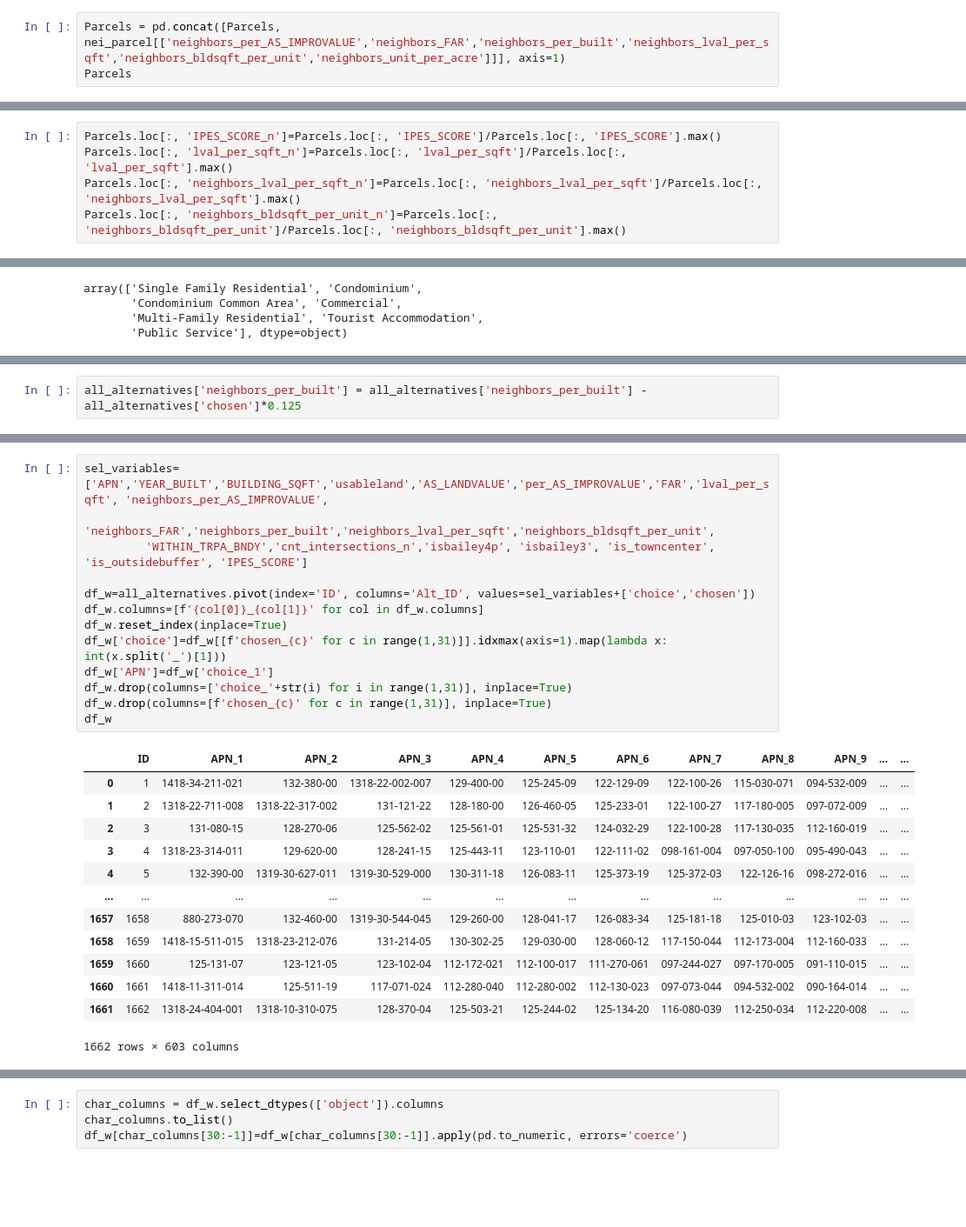
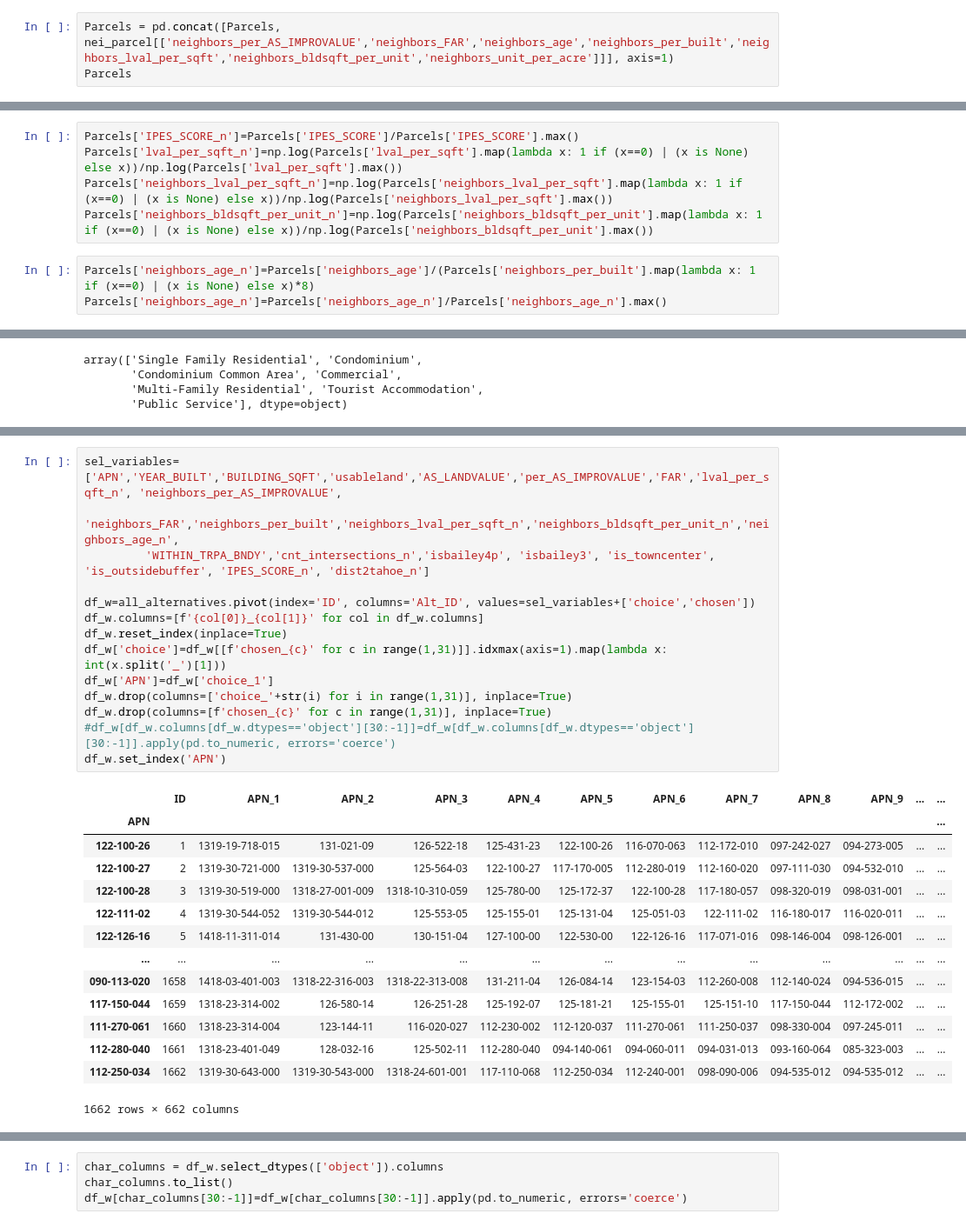
Before and after one commit to ManhanGroup/OLAF-TRPA, a Jupyter notebook: SupplyModelEstimationV1.ipynb, the cells around one changed output, grey strips where cells are left out. Shown at 87% size. Cells and saved outputs as stored; diff of their text form; blank space fills up the shorter version.

Commit message:
log lval and other modification of features

```diff
--- a/SupplyModelEstimationV1.ipynb
+++ b/SupplyModelEstimationV1.ipynb
@@ -394,7 +424,7 @@ nei_parcel['neighbors_lval_per_sqft']=nei_parcel['neighbors_AS_LANDVALUE']/nei_p
 nei_parcel['neighbors_bldsqft_per_unit']=nei_parcel['neighbors_BUILDING_SQFT']/nei_parcel['neighbors_totalunits'].map(lambda x: x if x>0 else 1)
 nei_parcel['neighbors_unit_per_acre']=nei_parcel['neighbors_totalunits']*43560.0/nei_parcel['neighbors_PARCEL_SQFT'].map(lambda x: x if x>0 else 1)
 # %%
-Parcels = pd.concat([Parcels, nei_parcel[['neighbors_per_AS_IMPROVALUE','neighbors_FAR','neighbors_per_built','neighbors_lval_per_sqft','neighbors_bldsqft_per_unit','neighbors_unit_per_acre']]], axis=1)
+Parcels = pd.concat([Parcels, nei_parcel[['neighbors_per_AS_IMPROVALUE','neighbors_FAR','neighbors_age','neighbors_per_built','neighbors_lval_per_sqft','neighbors_bldsqft_per_unit','neighbors_unit_per_acre']]], axis=1)
 Parcels
 # %% [output]
 |  | APN | PPNO | COUNTY_LANDUSE_CODE | COUNTY_LANDUSE_DESCRIPTION | EXISTING_LANDUSE | REGIONAL_LANDUSE | ... |
@@ -413,8 +443,11 @@ Parcels
 # %%
-Parcels.loc[:, 'IPES_SCORE_n']=Parcels.loc[:, 'IPES_SCORE']/Parcels.loc[:, 'IPES_SCORE'].max()
-Parcels.loc[:, 'lval_per_sqft_n']=Parcels.loc[:, 'lval_per_sqft']/Parcels.loc[:, 'lval_per_sqft'].max()
-Parcels.loc[:, 'neighbors_lval_per_sqft_n']=Parcels.loc[:, 'neighbors_lval_per_sqft']/Parcels.loc[:, 'neighbors_lval_per_sqft'].max()
-Parcels.loc[:, 'neighbors_bldsqft_per_unit_n']=Parcels.loc[:, 'neighbors_bldsqft_per_unit']/Parcels.loc[:, 'neighbors_bldsqft_per_unit'].max()
+Parcels['IPES_SCORE_n']=Parcels['IPES_SCORE']/Parcels['IPES_SCORE'].max()
+Parcels['lval_per_sqft_n']=np.log(Parcels['lval_per_sqft'].map(lambda x: 1 if (x==0) | (x is None) else x))/np.log(Parcels['lval_per_sqft'].max())
+Parcels['neighbors_lval_per_sqft_n']=np.log(Parcels['neighbors_lval_per_sqft'].map(lambda x: 1 if (x==0) | (x is None) else x))/np.log(Parcels['neighbors_lval_per_sqft'].max())
+Parcels['neighbors_bldsqft_per_unit_n']=np.log(Parcels['neighbors_bldsqft_per_unit'].map(lambda x: 1 if (x==0) | (x is None) else x))/np.log(Parcels['neighbors_bldsqft_per_unit'].max())
+# %%
+Parcels['neighbors_age_n']=Parcels['neighbors_age']/(Parcels['neighbors_per_built'].map(lambda x: 1 if (x==0) | (x is None) else x)*8)
+Parcels['neighbors_age_n']=Parcels['neighbors_age_n']/Parcels['neighbors_age_n'].max()
 # %%
 Parcels.loc[(Parcels.YEAR_BUILT>2010) & (Parcels.BUILDING_SQFT>0),'EXISTING_LANDUSE'].unique()
 # %% [output]
@@ -632,5 +600,3 @@ Name: neighbors_per_built, dtype: object
-# %%
-all_alternatives['neighbors_per_built'] = all_alternatives['neighbors_per_built'] - all_alternatives['chosen']*0.125
 # %%
 fig, ax = plt.subplots(figsize=(8,6))
 hist, bins = np.histogram(all_alternatives['neighbors_per_built'], bins=50)
@@ -664,27 +630,29 @@ all_alternatives.sort_values(by=['ID','Alt_ID'])
 # %%
-sel_variables=['APN','YEAR_BUILT','BUILDING_SQFT','usableland','AS_LANDVALUE','per_AS_IMPROVALUE','FAR','lval_per_sqft', 'neighbors_per_AS_IMPROVALUE',
-               'neighbors_FAR','neighbors_per_built','neighbors_lval_per_sqft','neighbors_bldsqft_per_unit',
-         'WITHIN_TRPA_BNDY','cnt_intersections_n','isbailey4p', 'isbailey3', 'is_towncenter', 'is_outsidebuffer', 'IPES_SCORE']
+sel_variables=['APN','YEAR_BUILT','BUILDING_SQFT','usableland','AS_LANDVALUE','per_AS_IMPROVALUE','FAR','lval_per_sqft_n', 'neighbors_per_AS_IMPROVALUE',
+               'neighbors_FAR','neighbors_per_built','neighbors_lval_per_sqft_n','neighbors_bldsqft_per_unit_n','neighbors_age_n',
+         'WITHIN_TRPA_BNDY','cnt_intersections_n','isbailey4p', 'isbailey3', 'is_towncenter', 'is_outsidebuffer', 'IPES_SCORE_n', 'dist2tahoe_n']
 
 df_w=all_alternatives.pivot(index='ID', columns='Alt_ID', values=sel_variables+['choice','chosen'])
 df_w.columns=[f'{col[0]}_{col[1]}' for col in df_w.columns]
 df_w.reset_index(inplace=True)
 df_w['choice']=df_w[[f'chosen_{c}' for c in range(1,31)]].idxmax(axis=1).map(lambda x: int(x.split('_')[1]))
 df_w['APN']=df_w['choice_1']
 df_w.drop(columns=['choice_'+str(i) for i in range(1,31)], inplace=True)
 df_w.drop(columns=[f'chosen_{c}' for c in range(1,31)], inplace=True)
-df_w
+#df_w[df_w.columns[df_w.dtypes=='object'][30:-1]]=df_w[df_w.columns[df_w.dtypes=='object'][30:-1]].apply(pd.to_numeric, errors='coerce')
+df_w.set_index('APN')
 # %% [output]
 |  | ID | APN_1 | APN_2 | APN_3 | APN_4 | APN_5 | APN_6 | APN_7 | APN_8 | APN_9 | ... | ... |
-| 0 | 1 | 1418-34-211-021 | 132-380-00 | 1318-22-002-007 | 129-400-00 | 125-245-09 | 122-129-09 | 122-100-26 | 115-030-071 | 094-532-009 | ... | ... |
-| 1 | 2 | 1318-22-711-008 | 1318-22-317-002 | 131-121-22 | 128-180-00 | 126-460-05 | 125-233-01 | 122-100-27 | 117-180-005 | 097-072-009 | ... | ... |
-| 2 | 3 | 131-080-15 | 128-270-06 | 125-562-02 | 125-561-01 | 125-531-32 | 124-032-29 | 122-100-28 | 117-130-035 | 112-160-019 | ... | ... |
-| 3 | 4 | 1318-23-314-011 | 129-620-00 | 128-241-15 | 125-443-11 | 123-110-01 | 122-111-02 | 098-161-004 | 097-050-100 | 095-490-043 | ... | ... |
-| 4 | 5 | 132-390-00 | 1319-30-627-011 | 1319-30-529-000 | 130-311-18 | 126-083-11 | 125-373-19 | 125-372-03 | 122-126-16 | 098-272-016 | ... | ... |
+| APN |  |  |  |  |  |  |  |  |  |  |  | ... |
+| 122-100-26 | 1 | 1319-19-718-015 | 131-021-09 | 126-522-18 | 125-431-23 | 122-100-26 | 116-070-063 | 112-172-010 | 097-242-027 | 094-273-005 | ... | ... |
+| 122-100-27 | 2 | 1319-30-721-000 | 1319-30-537-000 | 125-564-03 | 122-100-27 | 117-170-005 | 112-280-019 | 112-160-020 | 097-111-030 | 094-532-010 | ... | ... |
+| 122-100-28 | 3 | 1319-30-519-000 | 1318-27-001-009 | 1318-10-310-059 | 125-780-00 | 125-172-37 | 122-100-28 | 117-180-057 | 098-320-019 | 098-031-001 | ... | ... |
+| 122-111-02 | 4 | 1319-30-544-052 | 1319-30-544-012 | 125-553-05 | 125-155-01 | 125-131-04 | 125-051-03 | 122-111-02 | 116-180-017 | 116-020-011 | ... | ... |
+| 122-126-16 | 5 | 1418-11-311-014 | 131-430-00 | 130-151-04 | 127-100-00 | 122-530-00 | 122-126-16 | 117-071-016 | 098-146-004 | 098-126-001 | ... | ... |
 | ... | ... | ... | ... | ... | ... | ... | ... | ... | ... | ... | ... | ... |
-| 1657 | 1658 | 880-273-070 | 132-460-00 | 1319-30-544-045 | 129-260-00 | 128-041-17 | 126-083-34 | 125-181-18 | 125-010-03 | 123-102-03 | ... | ... |
-| 1658 | 1659 | 1418-15-511-015 | 1318-23-212-076 | 131-214-05 | 130-302-25 | 129-030-00 | 128-060-12 | 117-150-044 | 112-173-004 | 112-160-033 | ... | ... |
-| 1659 | 1660 | 125-131-07 | 123-121-05 | 123-102-04 | 112-172-021 | 112-100-017 | 111-270-061 | 097-244-027 | 097-170-005 | 091-110-015 | ... | ... |
-| 1660 | 1661 | 1418-11-311-014 | 125-511-19 | 117-071-024 | 112-280-040 | 112-280-002 | 112-130-023 | 097-073-044 | 094-532-002 | 090-164-014 | ... | ... |
-| 1661 | 1662 | 1318-24-404-001 | 1318-10-310-075 | 128-370-04 | 125-503-21 | 125-244-02 | 125-134-20 | 116-080-039 | 112-250-034 | 112-220-008 | ... | ... |
+| 090-113-020 | 1658 | 1418-03-401-003 | 1318-22-316-003 | 1318-22-313-008 | 131-211-04 | 126-084-14 | 123-154-03 | 112-260-008 | 112-140-024 | 094-536-015 | ... | ... |
+| 117-150-044 | 1659 | 1318-23-314-002 | 126-580-14 | 126-251-28 | 125-192-07 | 125-181-21 | 125-155-01 | 125-151-10 | 117-150-044 | 112-172-002 | ... | ... |
+| 111-270-061 | 1660 | 1318-23-314-004 | 123-144-11 | 116-020-027 | 112-230-002 | 112-120-037 | 111-270-061 | 111-250-037 | 098-330-004 | 097-245-011 | ... | ... |
+| 112-280-040 | 1661 | 1318-23-401-049 | 128-032-16 | 125-502-11 | 112-280-040 | 094-140-061 | 094-060-011 | 094-031-013 | 093-160-064 | 085-323-003 | ... | ... |
+| 112-250-034 | 1662 | 1319-30-643-000 | 1319-30-543-000 | 1318-24-601-001 | 117-110-068 | 112-250-034 | 112-240-001 | 098-090-006 | 094-535-012 | 094-535-012 | ... | ... |
-1662 rows × 603 columns
+1662 rows × 662 columns
```
Also changed, not shown: parts of 43 cells of this notebook, 1 other file.
